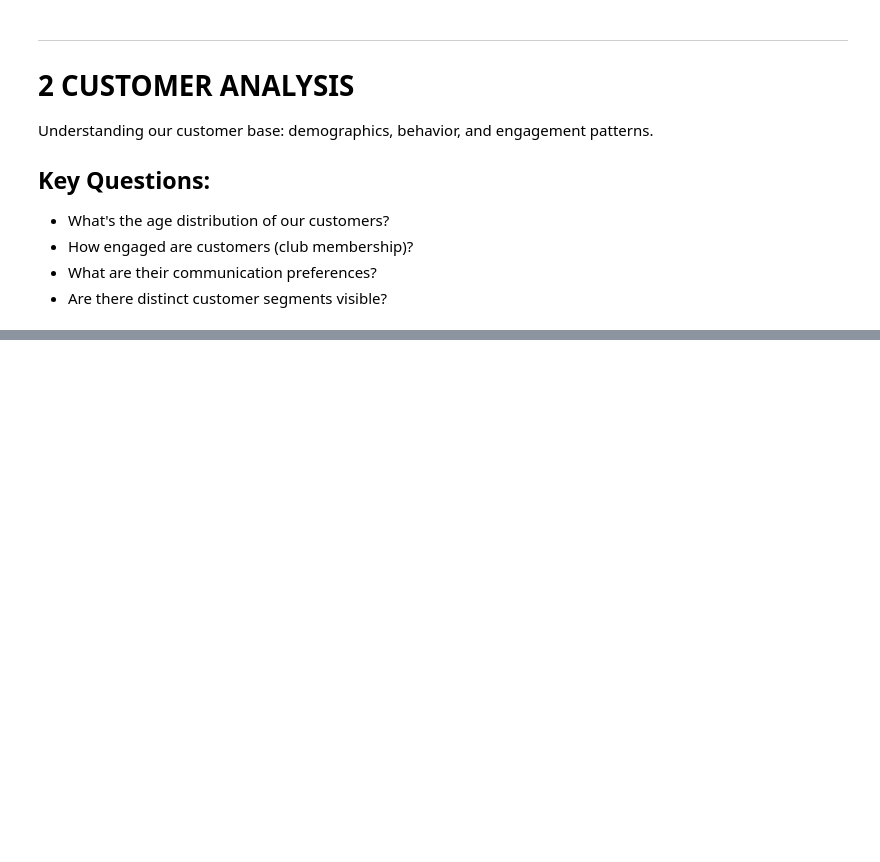
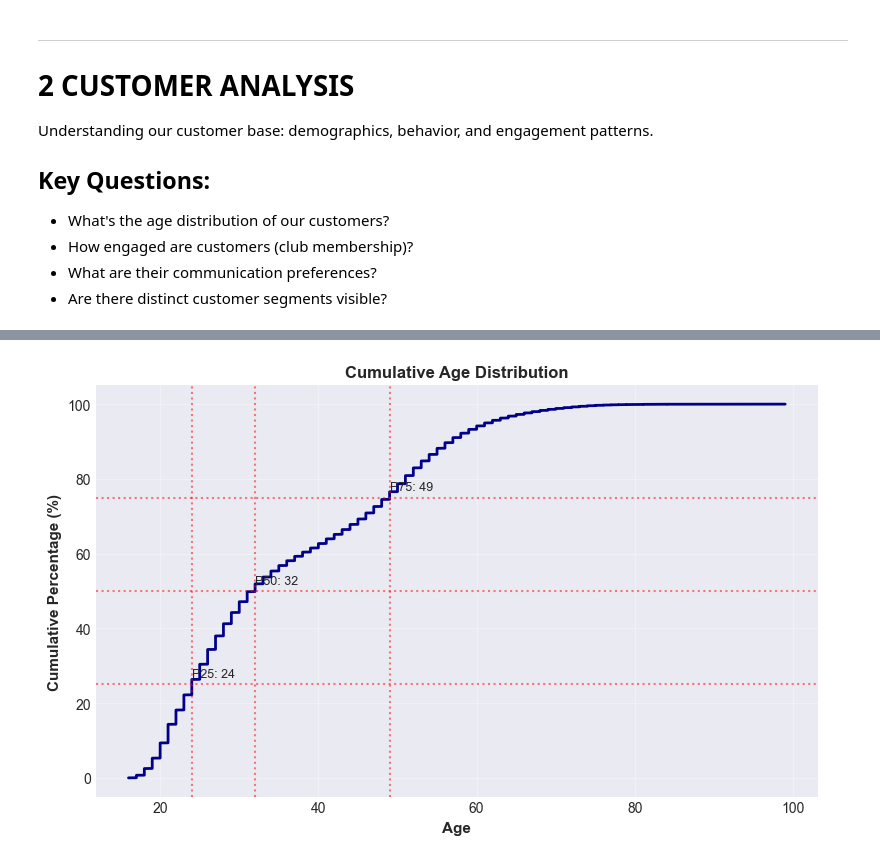
Before and after one commit to DeneeshK/H-M-Ecommerce-Intelligence-with-SPARK, a Jupyter notebook: notebooks/01_EDA.ipynb, the cells around one changed output, grey strips where cells are left out. Drawn from its saved outputs; the diff is of its cells as text; code cells hidden in the pictures; blank space fills up the shorter version.

```diff
--- a/notebooks/01_EDA.ipynb
+++ b/notebooks/01_EDA.ipynb
@@ -273,0 +417,27 @@ Understanding our customer base: demographics, behavior, and engagement patterns
+# %%
+sorted_ages = np.sort(customers_with_age['age'])
+cumulative = np.arange(1, len(sorted_ages) + 1) / len(sorted_ages) * 100
+
+plt.figure(figsize=(8,5))
+
+plt.plot(sorted_ages, cumulative, linewidth=2, color='darkblue')
+
+plt.xlabel('Age', fontsize=11, fontweight='bold')
+plt.ylabel('Cumulative Percentage (%)', fontsize=11, fontweight='bold')
+plt.title('Cumulative Age Distribution', fontsize=12, fontweight='bold')
+
+# Percentile markers
+percentiles = [25, 50, 75]
+for p in percentiles:
+    age_p = np.percentile(customers_with_age['age'], p)
+    plt.axhline(p, color='red', linestyle=':', alpha=0.5)
+    plt.axvline(age_p, color='red', linestyle=':', alpha=0.5)
+    plt.text(age_p, p + 2, f'P{p}: {age_p:.0f}', fontsize=9)
+
+plt.grid(True, alpha=0.3)
+
+plt.tight_layout()
+plt.savefig(f"{OUTPUT_DIR}/05_age_cdf.png", dpi=300, bbox_inches='tight')
+plt.show()
+# %% [output]
+[figure, added]
```
Also changed, not shown: parts of 14 cells of this notebook, 7 other files.
